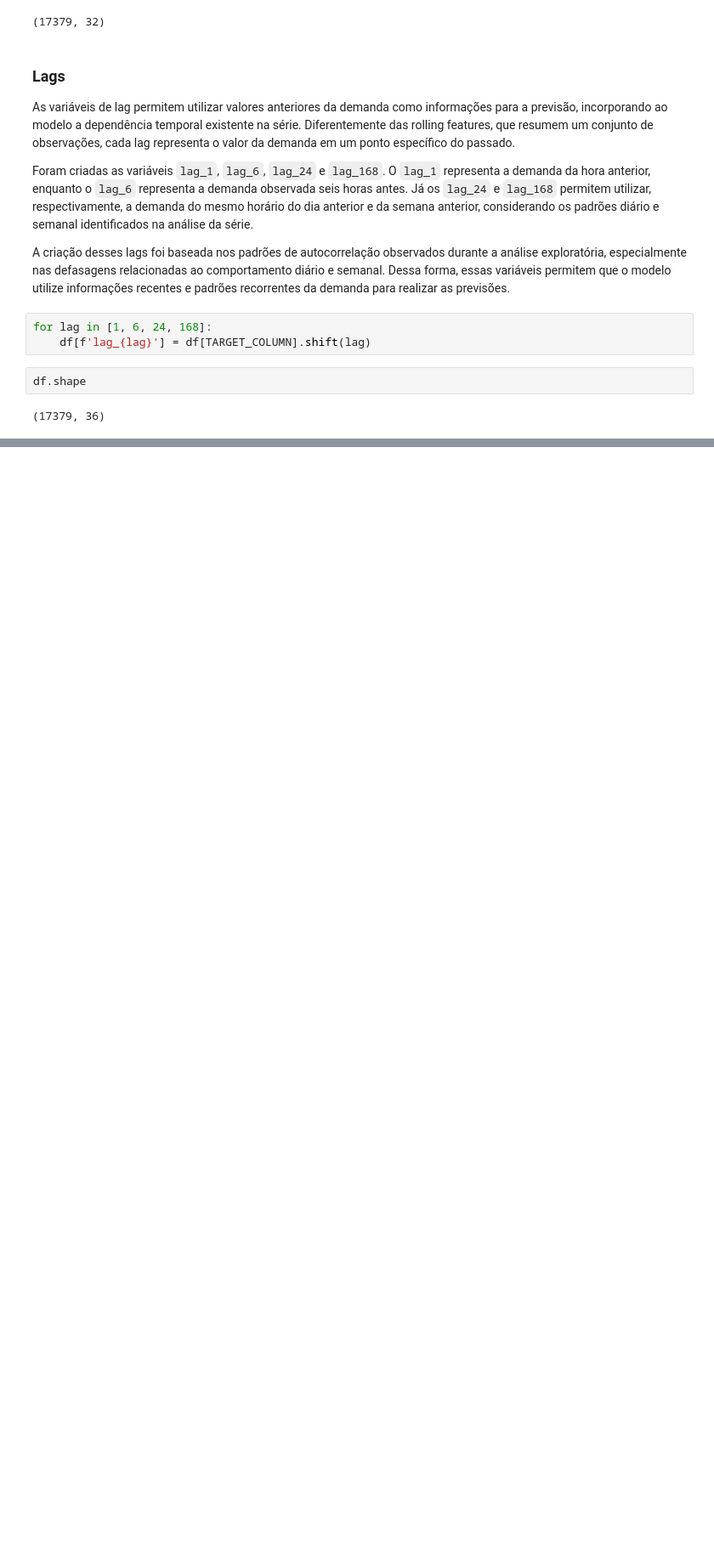
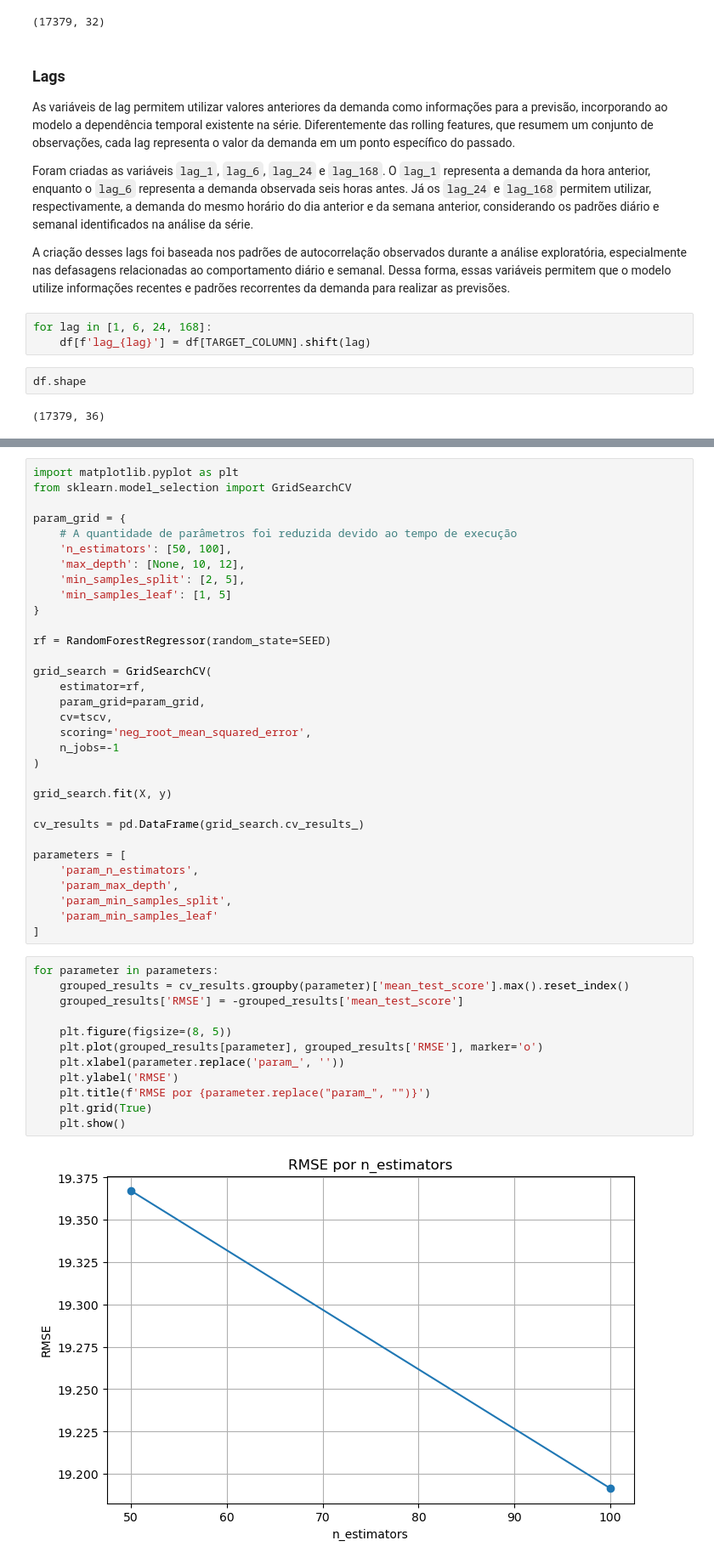
Before and after one commit to igao01/ds_bike_sharing, a Jupyter notebook: notebooks/03_machine_learning.ipynb, the cells around one changed output, grey strips where cells are left out. Shown at 85% size. Saved outputs shown, nothing was run; the diff lists cells and outputs as text; blank space fills up the shorter version.

Commit message:
Realizado o treinamento dos modelos

```diff
--- a/notebooks/03_machine_learning.ipynb
+++ b/notebooks/03_machine_learning.ipynb
@@ -74,0 +216,46 @@ df.shape
+# %%
+import matplotlib.pyplot as plt
+from sklearn.model_selection import GridSearchCV
+
+param_grid = {
+    # A quantidade de parâmetros foi reduzida devido ao tempo de execução
+    'n_estimators': [50, 100],
+    'max_depth': [None, 10, 12],
+    'min_samples_split': [2, 5],
+    'min_samples_leaf': [1, 5]
+}
+
+rf = RandomForestRegressor(random_state=SEED)
+
+grid_search = GridSearchCV(
+    estimator=rf,
+    param_grid=param_grid,
+    cv=tscv,
+    scoring='neg_root_mean_squared_error',
+    n_jobs=-1
+)
+
+grid_search.fit(X, y)
+
+cv_results = pd.DataFrame(grid_search.cv_results_)
+
+parameters = [
+    'param_n_estimators',
+    'param_max_depth',
+    'param_min_samples_split',
+    'param_min_samples_leaf'
+]
+# %%
+for parameter in parameters:
+    grouped_results = cv_results.groupby(parameter)['mean_test_score'].max().reset_index()
+    grouped_results['RMSE'] = -grouped_results['mean_test_score']
+
+    plt.figure(figsize=(8, 5))
+    plt.plot(grouped_results[parameter], grouped_results['RMSE'], marker='o')
+    plt.xlabel(parameter.replace('param_', ''))
+    plt.ylabel('RMSE')
+    plt.title(f'RMSE por {parameter.replace("param_", "")}')
+    plt.grid(True)
+    plt.show()
+# %% [output]
+[figure, added]
```
Also changed, not shown: parts of 14 cells of this notebook.
